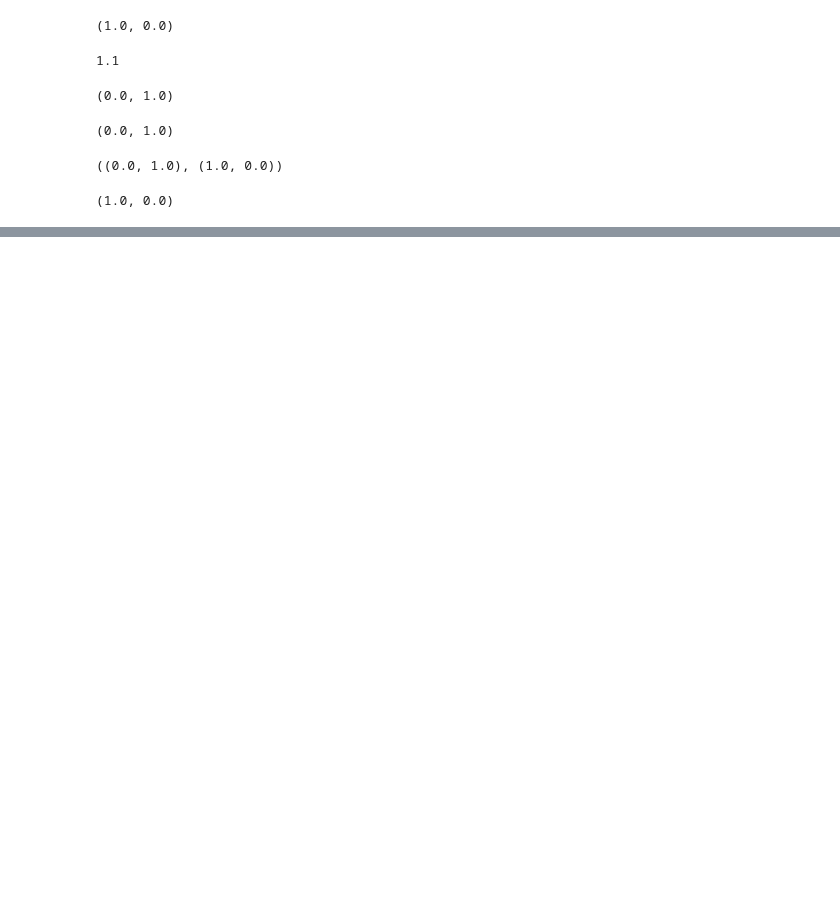
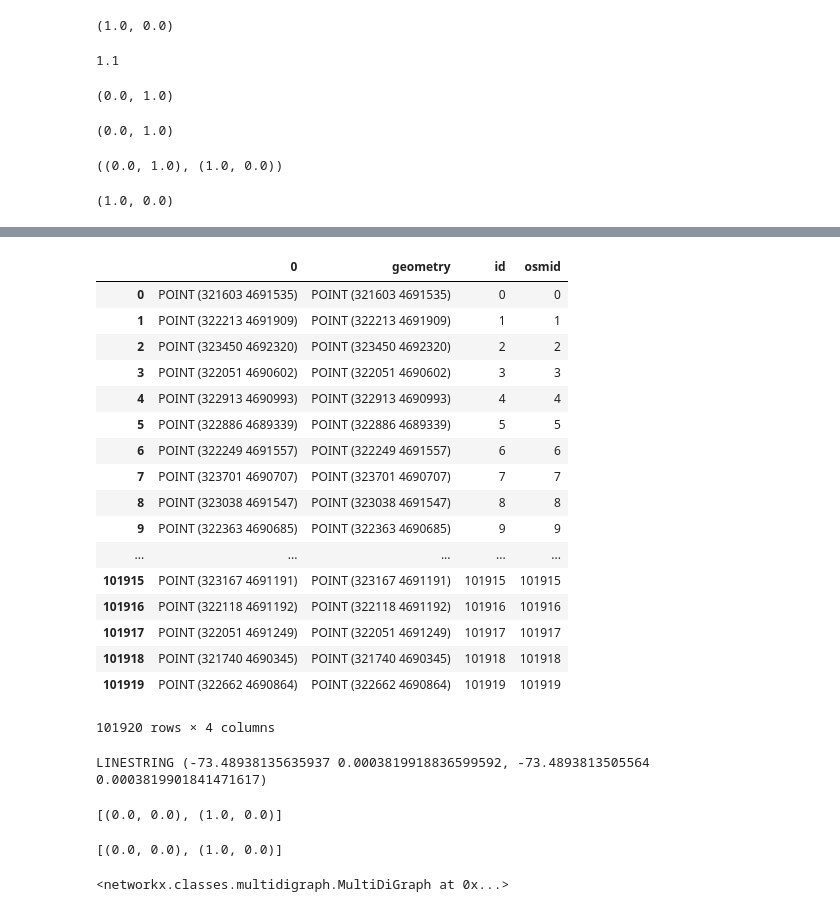
Before and after one commit to saltzadam/WheelWay, a Jupyter notebook: jupyter/brighton/scratch.ipynb, the cells around one changed output, grey strips where cells are left out. Drawn from its saved outputs; the diff is of its cells as text; code cells hidden in the pictures; blank space fills up the shorter version.

```diff
--- a/jupyter/brighton/scratch.ipynb
+++ b/jupyter/brighton/scratch.ipynb
@@ -77,0 +96,21 @@ us_cities
+# %%
+dic
+# %% [output]
+|  | 0 | geometry | id | osmid |
+| 0 | POINT (321603 4691535) | POINT (321603 4691535) | 0 | 0 |
+| 1 | POINT (322213 4691909) | POINT (322213 4691909) | 1 | 1 |
+| 2 | POINT (323450 4692320) | POINT (323450 4692320) | 2 | 2 |
+| 3 | POINT (322051 4690602) | POINT (322051 4690602) | 3 | 3 |
+| 4 | POINT (322913 4690993) | POINT (322913 4690993) | 4 | 4 |
+| 5 | POINT (322886 4689339) | POINT (322886 4689339) | 5 | 5 |
+| 6 | POINT (322249 4691557) | POINT (322249 4691557) | 6 | 6 |
+| 7 | POINT (323701 4690707) | POINT (323701 4690707) | 7 | 7 |
+| 8 | POINT (323038 4691547) | POINT (323038 4691547) | 8 | 8 |
+| 9 | POINT (322363 4690685) | POINT (322363 4690685) | 9 | 9 |
+| ... | ... | ... | ... | ... |
+| 101915 | POINT (323167 4691191) | POINT (323167 4691191) | 101915 | 101915 |
+| 101916 | POINT (322118 4691192) | POINT (322118 4691192) | 101916 | 101916 |
+| 101917 | POINT (322051 4691249) | POINT (322051 4691249) | 101917 | 101917 |
+| 101918 | POINT (321740 4690345) | POINT (321740 4690345) | 101918 | 101918 |
+| 101919 | POINT (322662 4690864) | POINT (322662 4690864) | 101919 | 101919 |
+101920 rows × 4 columns
@@ -77,0 +119,16 @@ us_cities
+# %%
+print(gdf2['geometry'][0])
+# %% [output]
+LINESTRING (-73.48938135635937 0.0003819918836599592, -73.4893813505564 0.0003819901841471617)
+# %%
+list(line.coords)
+# %% [output]
+[(0.0, 0.0), (1.0, 0.0)]
+# %%
+line.coords[:]
+# %% [output]
+[(0.0, 0.0), (1.0, 0.0)]
+# %%
+graph
+# %% [output]
+<networkx.classes.multidigraph.MultiDiGraph at 0x...>
```
Also changed, not shown: parts of 55 cells of this notebook, 15 other files.
